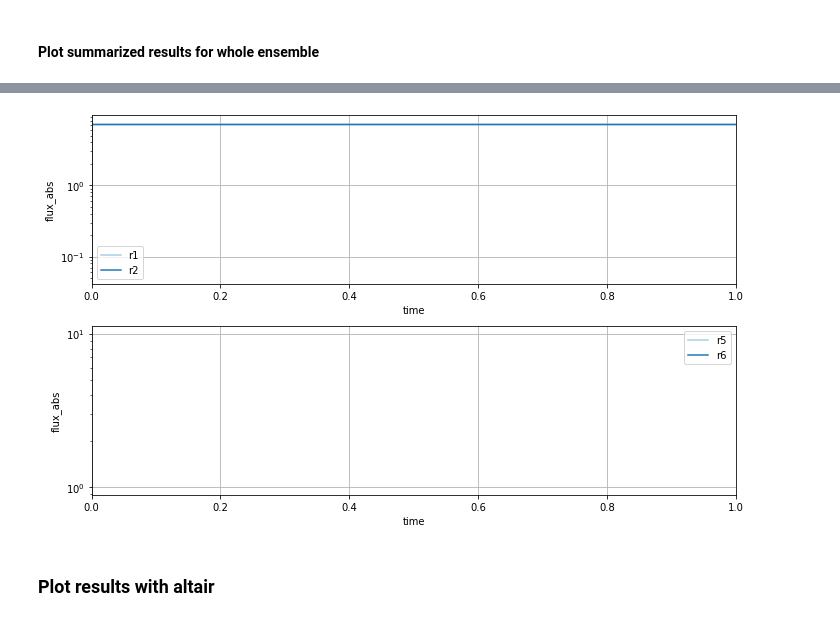
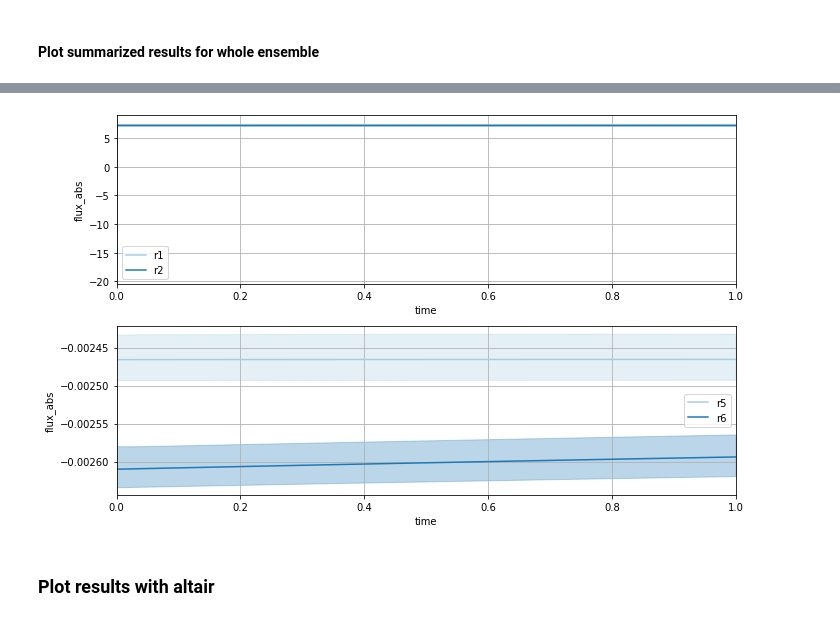
Before and after one commit to biosustain/GRASP, a Jupyter notebook: visualization/visualize_simulations.ipynb, the cells around one changed output, grey strips where cells are left out. Cells and saved outputs as stored; diff of their text form; code cells hidden in the pictures.

```diff
--- a/visualization/visualize_simulations.ipynb
+++ b/visualization/visualize_simulations.ipynb
@@ -109,11 +109,11 @@ plot_ensemble(conc_quartiles_df, quant_type=conc_type, selected_data=[met_names]
 # %%
 x_lim = [0, 1]
 y_lim = None
 
 plot_ensemble(flux_quartiles_df, quant_type=flux_type, selected_data=[['r1', 'r2'], ['r5', 'r6']], x_scale='linear',
-              y_scale='log', x_lim=x_lim, y_lim=y_lim, fig_size=(10,6), save_plot=False, output_file=None)
+              y_scale='linear', x_lim=x_lim, y_lim=y_lim, fig_size=(10,6), save_plot=False, output_file=None)
 # %% [output]
-[figure, old version]
+[figure, new version]
 # %% [markdown]
 ### Plot results with altair
 # %% [markdown]
```
Also changed, not shown: parts of 6 cells of this notebook, 3 other files.
